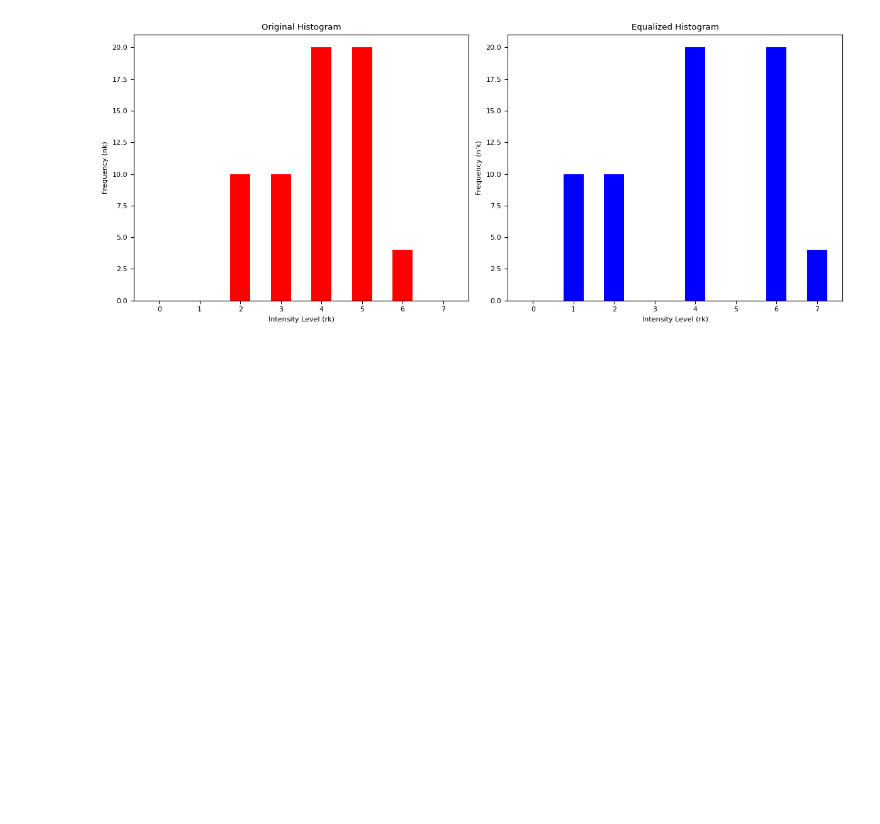
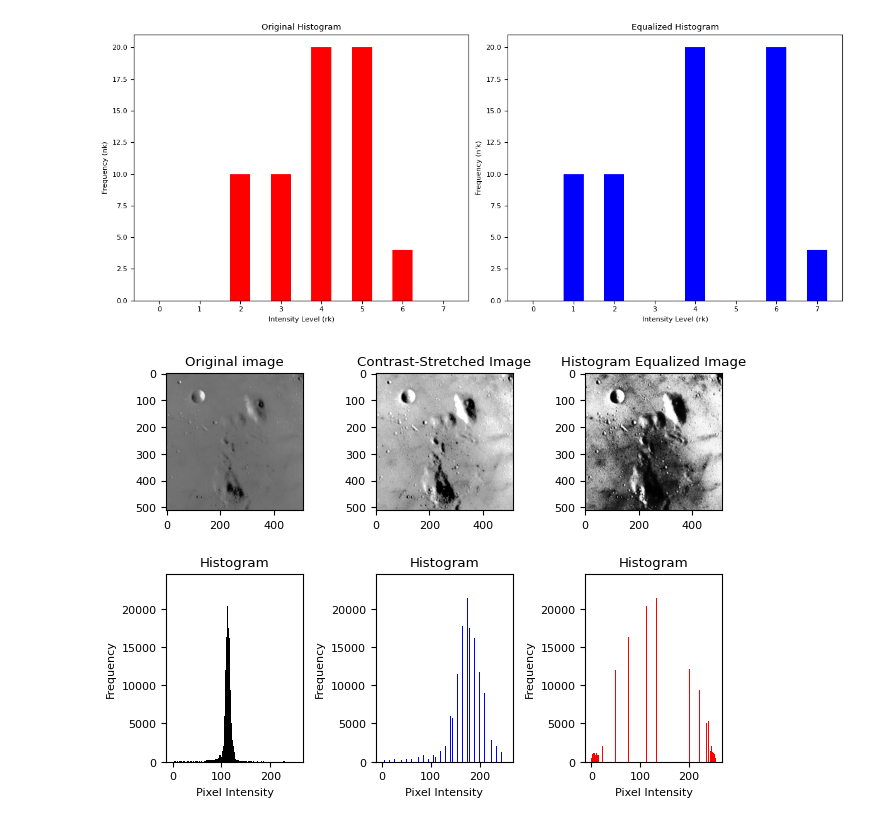
Before and after one commit to qassasahmed/ip, a Jupyter notebook: LABS2425/2/ip_lab_2.ipynb, the cells around one changed output. Saved outputs shown, nothing was run; the diff lists cells and outputs as text; code cells hidden in the pictures; blank space fills up the shorter version.

```diff
--- a/LABS2425/2/ip_lab_2.ipynb
+++ b/LABS2425/2/ip_lab_2.ipynb
@@ -248,3 +226,42 @@ plt.tight_layout()
 plt.show()
 # %% [output]
 [figure]
+# %%
+# Plotting
+figure, ax = plt.subplots(2, 3)
+
+# Plot first Image
+ax[0, 0].imshow(image, cmap='gray')
+ax[0, 0].set_title('Original image')
+
+# Plot second Image
+ax[0, 1].imshow(stretched_image, cmap='gray')
+ax[0, 1].set_title('Contrast-Stretched Image')
+
+
+# Plot third Image
+ax[0, 2].imshow(img_eq, cmap='gray')
+ax[0, 2].set_title('Histogram Equalized Image')
+
+# Plot first histogram
+ax[1, 0].hist(image.ravel(), bins= 256, color='black')
+ax[1, 0].set_title('Histogram')
+ax[1, 0].set_xlabel('Pixel Intensity')
+ax[1, 0].set_ylabel('Frequency')
+
+# Plot second histogram
+ax[1, 1].hist(stretched_image.ravel(), bins= 256,  color='blue')
+ax[1, 1].set_title('Histogram')
+ax[1, 1].set_xlabel('Pixel Intensity')
+ax[1, 1].set_ylabel('Frequency')
+
+# Plot third Histogram
+ax[1, 2].hist(img_eq.ravel(), bins= 256,  color='r')
+ax[1, 2].set_title('Histogram')
+ax[1, 2].set_xlabel('Pixel Intensity')
+ax[1, 2].set_ylabel('Frequency')
+
+figure.tight_layout()
+plt.show()
+# %% [output]
+[figure, added]
```
Also changed, not shown: parts of 7 cells of this notebook, 8 other files.
